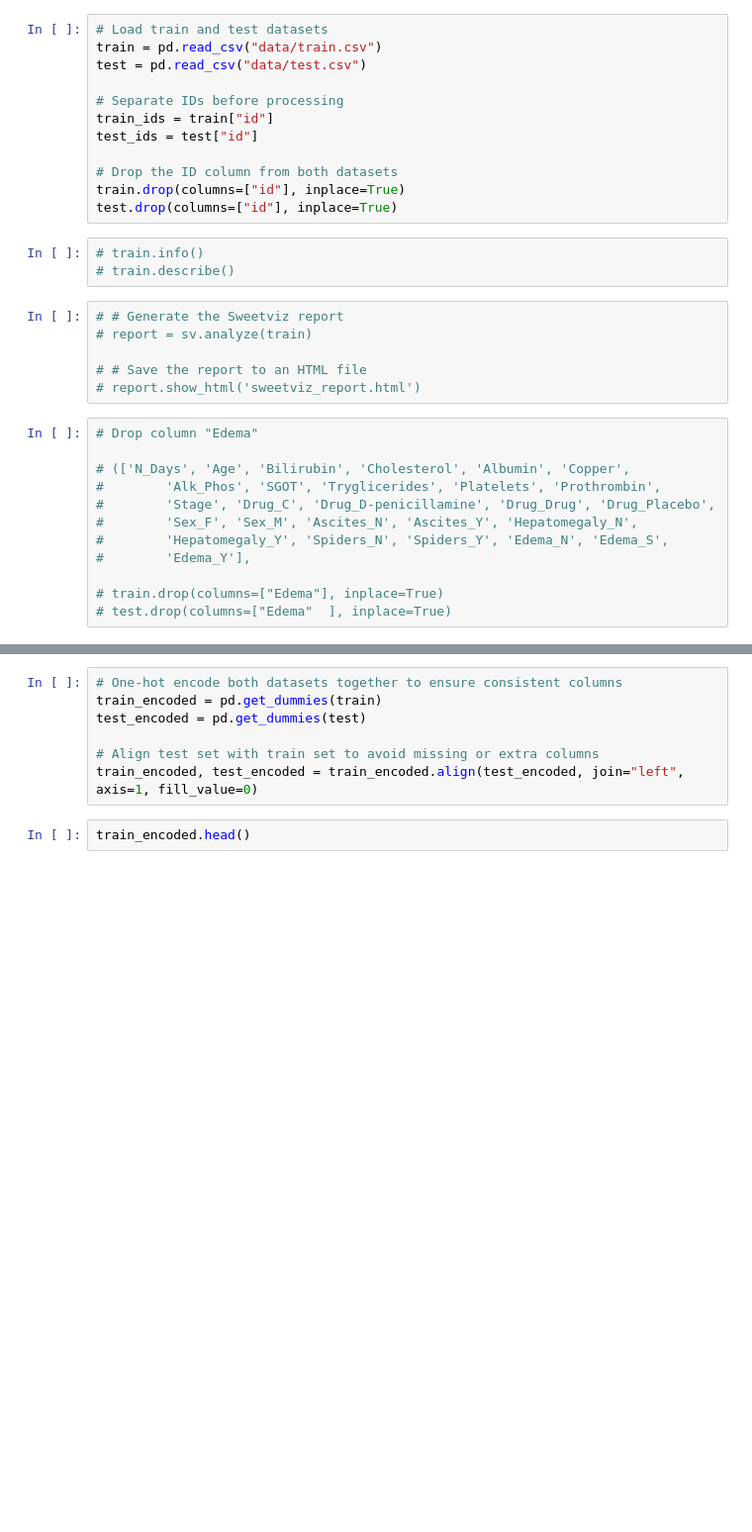
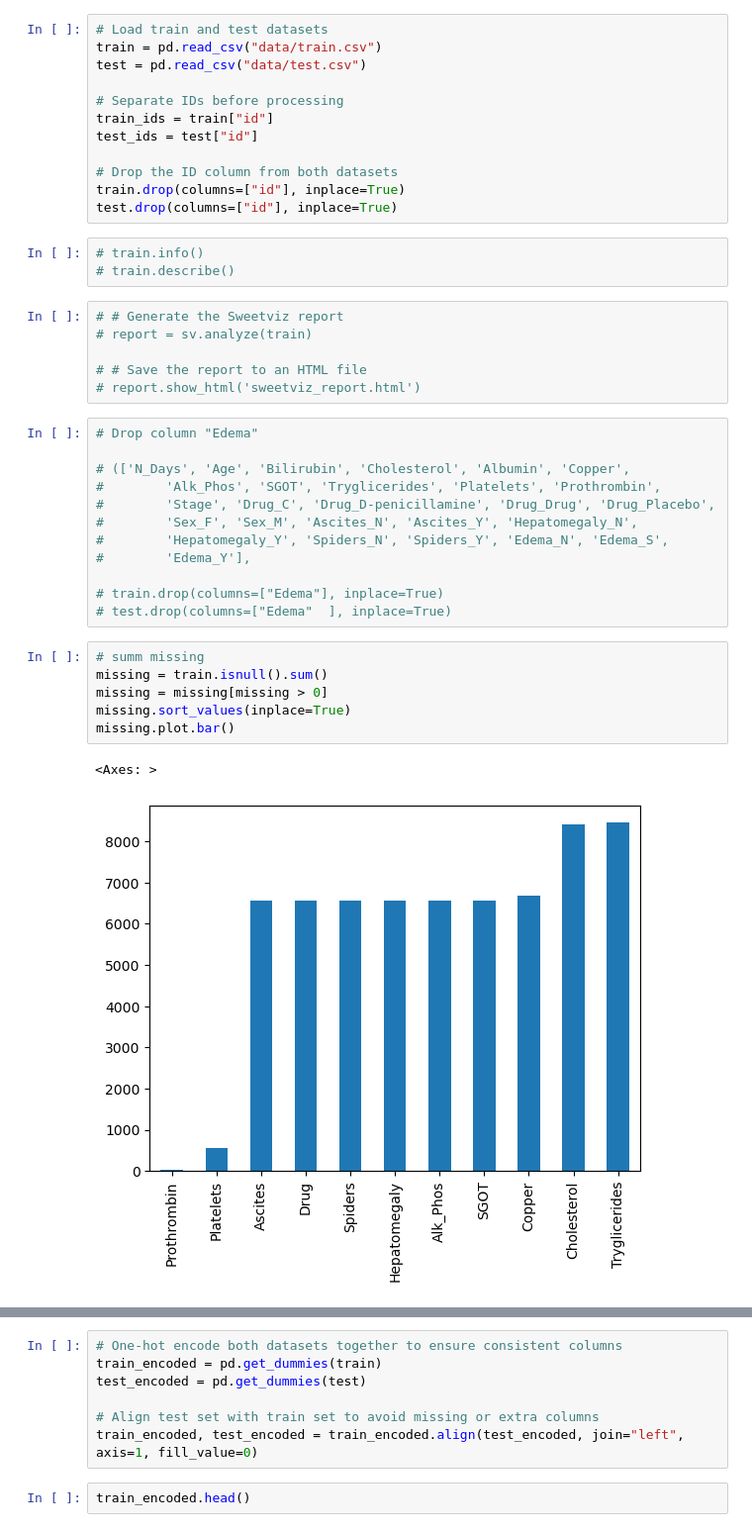
Before and after one commit to autumnmarin/cirrhosis, a Jupyter notebook: xgb_train test.ipynb, the cells around one changed output, grey strips where cells are left out. Shown at 99% size. Cells and saved outputs as stored; diff of their text form; blank space fills up the shorter version.

```diff
--- a/xgb_train test.ipynb
+++ b/xgb_train test.ipynb
@@ -53,3 +55,12 @@ test.drop(columns=["id"], inplace=True)
 
 # train.drop(columns=["Edema"], inplace=True)
 # test.drop(columns=["Edema"  ], inplace=True)
+# %%
+# summ missing
+missing = train.isnull().sum()
+missing = missing[missing > 0]
+missing.sort_values(inplace=True)
+missing.plot.bar()
+# %% [output]
+<Axes: >
+[figure, added]
```
Also changed, not shown: parts of 14 cells of this notebook, 1 other file.
